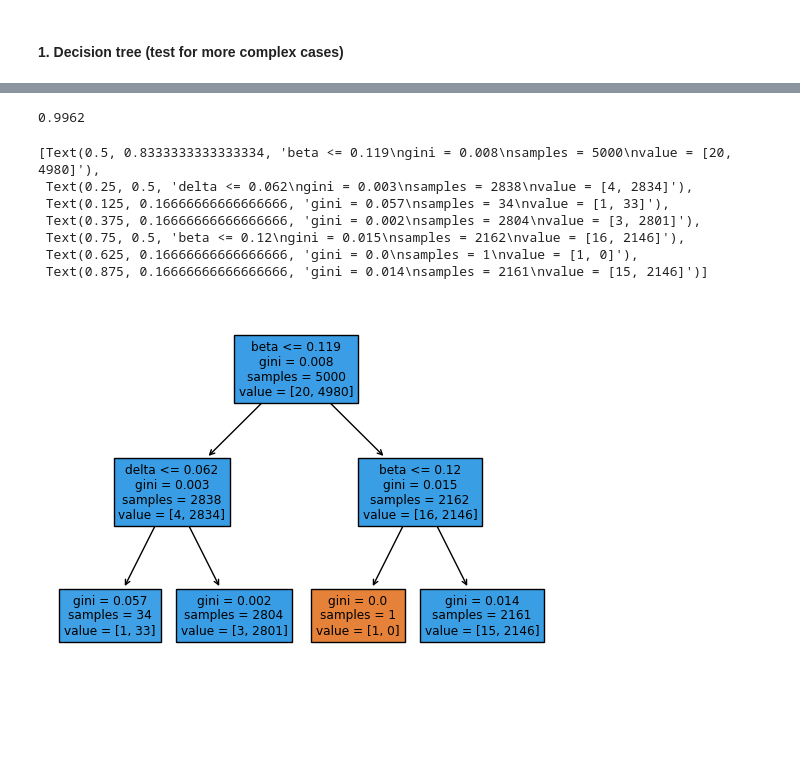
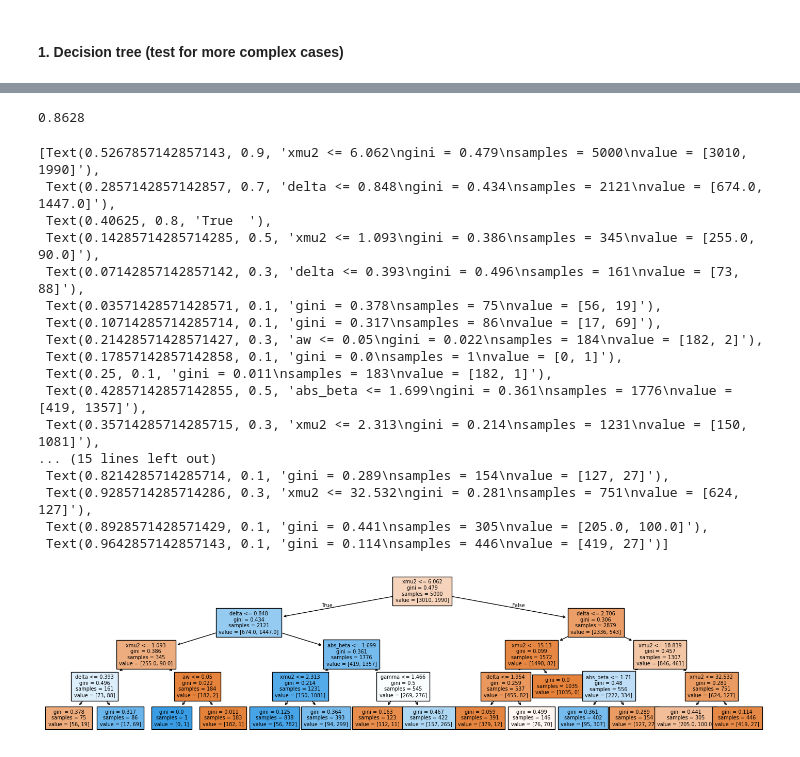
Before and after one commit to guillermo-navas-palencia/normal-inverse-gaussian, a Jupyter notebook: test_accuracy/test_general_case.ipynb, the cells around one changed output, grey strips where cells are left out. Saved outputs shown, nothing was run; the diff lists cells and outputs as text; code cells hidden in the pictures; blank space fills up the shorter version.

Commit message:
Decision tree general case

```diff
--- a/test_accuracy/test_general_case.ipynb
+++ b/test_accuracy/test_general_case.ipynb
@@ -5,7 +5,7 @@ import pandas as pd
 # %%
 from mpmath_integration import quad_phi
 # %%
-instance = 'instances/instances_general_algo.csv'
+instance = '../code/tests/results/test_general_small.csv'
 # %%
 df = pd.read_csv(instance)
 # %%
@@ -172,23 +194,42 @@ df.head()
 # %%
-df['xmu'] = np.absolute(df['x'] - df['mu'])
+df['omega'] = np.sqrt(df['delta'] ** 2 + (df['x'] - df['mu']) ** 2)
+df['gamma'] = np.sqrt(df['alpha'] ** 2 - df['beta'] ** 2)
+df['xmu'] = df['x'] - df['mu']
+df['xmu2'] = df['xmu'] ** 2
+df['aw'] = df['alpha'] * df['omega']
+df['aow'] = df['alpha'] / df['omega']
+df['woa'] = df['omega'] / df['alpha']
+df['da'] = df['delta'] * df['alpha']
+df['abs_beta'] = df['beta'].abs()
 # %%
-X = df[['alpha', 'beta', 'delta', 'xmu']]
+X = df[['alpha', 'delta', 'aw', 'xmu2', 'aow', 'woa', 'da', 'omega', 'abs_beta', 'gamma']]
 y = df['target']
 # %%
-clf = tree.DecisionTreeClassifier(max_depth=2)
+clf = tree.DecisionTreeClassifier(max_depth=4)
 clf = clf.fit(X, y)
 # %%
 clf.score(X, y)
 # %% [output]
-0.9962
+0.8628
 # %%
-tree.plot_tree(clf, feature_names=X.columns, filled=True)
+fig = plt.figure(figsize=(18, 4))
+tree.plot_tree(clf, feature_names=X.columns, filled=True, fontsize=7)
 # %% [output]
-[Text(0.5, 0.8333333333333334, 'beta <= 0.119\ngini = 0.008\nsamples = 5000\nvalue = [20, 4980]'),
- Text(0.25, 0.5, 'delta <= 0.062\ngini = 0.003\nsamples = 2838\nvalue = [4, 2834]'),
- Text(0.125, 0.16666666666666666, 'gini = 0.057\nsamples = 34\nvalue = [1, 33]'),
- Text(0.375, 0.16666666666666666, 'gini = 0.002\nsamples = 2804\nvalue = [3, 2801]'),
- Text(0.75, 0.5, 'beta <= 0.12\ngini = 0.015\nsamples = 2162\nvalue = [16, 2146]'),
- Text(0.625, 0.16666666666666666, 'gini = 0.0\nsamples = 1\nvalue = [1, 0]'),
- Text(0.875, 0.16666666666666666, 'gini = 0.014\nsamples = 2161\nvalue = [15, 2146]')]
+[Text(0.5267857142857143, 0.9, 'xmu2 <= 6.062\ngini = 0.479\nsamples = 5000\nvalue = [3010, 1990]'),
+ Text(0.2857142857142857, 0.7, 'delta <= 0.848\ngini = 0.434\nsamples = 2121\nvalue = [674.0, 1447.0]'),
+ Text(0.40625, 0.8, 'True  '),
+ Text(0.14285714285714285, 0.5, 'xmu2 <= 1.093\ngini = 0.386\nsamples = 345\nvalue = [255.0, 90.0]'),
+ Text(0.07142857142857142, 0.3, 'delta <= 0.393\ngini = 0.496\nsamples = 161\nvalue = [73, 88]'),
+ Text(0.03571428571428571, 0.1, 'gini = 0.378\nsamples = 75\nvalue = [56, 19]'),
+ Text(0.10714285714285714, 0.1, 'gini = 0.317\nsamples = 86\nvalue = [17, 69]'),
+ Text(0.21428571428571427, 0.3, 'aw <= 0.05\ngini = 0.022\nsamples = 184\nvalue = [182, 2]'),
+ Text(0.17857142857142858, 0.1, 'gini = 0.0\nsamples = 1\nvalue = [0, 1]'),
+ Text(0.25, 0.1, 'gini = 0.011\nsamples = 183\nvalue = [182, 1]'),
+ Text(0.42857142857142855, 0.5, 'abs_beta <= 1.699\ngini = 0.361\nsamples = 1776\nvalue = [419, 1357]'),
+ Text(0.35714285714285715, 0.3, 'xmu2 <= 2.313\ngini = 0.214\nsamples = 1231\nvalue = [150, 1081]'),
+... (15 lines left out)
+ Text(0.8214285714285714, 0.1, 'gini = 0.289\nsamples = 154\nvalue = [127, 27]'),
+ Text(0.9285714285714286, 0.3, 'xmu2 <= 32.532\ngini = 0.281\nsamples = 751\nvalue = [624, 127]'),
+ Text(0.8928571428571429, 0.1, 'gini = 0.441\nsamples = 305\nvalue = [205.0, 100.0]'),
+ Text(0.9642857142857143, 0.1, 'gini = 0.114\nsamples = 446\nvalue = [419, 27]')]
-[figure, old version]
+[figure, new version]
```
Also changed, not shown: parts of 16 cells of this notebook.
